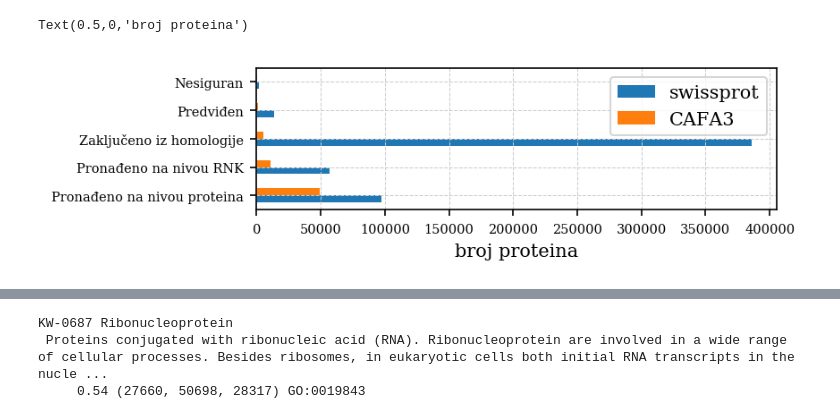
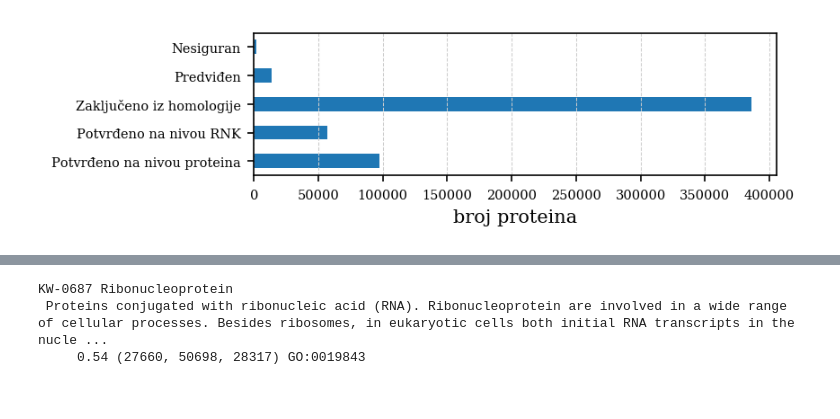
Before and after one commit to gvinterhalter/MASTER2, a Jupyter notebook: analiza_swissprot.ipynb, the cells around one changed output, grey strips where cells are left out. Drawn from its saved outputs; the diff is of its cells as text; code cells hidden in the pictures.

```diff
--- a/analiza_swissprot.ipynb
+++ b/analiza_swissprot.ipynb
@@ -21,14 +37,21 @@ ax = prot_count.query(""" n_org>1000 or n_cafa>50  """).plot(kind='barh', figsiz
 # %%
 pe_count = sql("""
-select org.pe, n_org, n_cafa from
+select org.pe, n_org as swissprot, n_cafa as CAFA3 from
 (select pe, count(*) n_org from swissprot group by pe) as org left join
 (select pe, count(*) n_cafa from cafa_swissprot group by pe) as cafa
   on org.pe=cafa.pe
---order by n_org
 """)
 
-pe =  [tuple(x) for x in (pe_count.iloc[4], pe_count.iloc[2], pe_count.iloc[3], pe_count.iloc[0], pe_count.iloc[1]) ]
-labels = ['Pronađeno na nivou proteina','Pronađeno na nivou RNK','Zaključeno iz homologije','Predviđen','Nesiguran' ]
-pe_df = pd.DataFrame(list(zip(labels, pe_org, pe_cafa)), columns=["pe", 'swissprot', 'CAFA3']).set_index('pe')
-pe_df
+pe2number = {
+    "Uncertain": 0,
+    "Predicted": 1,
+    "Inferred from homology": 2,
+    "Evidence at transcript level": 3,
+    "Evidence at protein level": 4,
+}
+
+pe_count['order'] = [pe2number[x] for x in pe_count.index]
+pe_count.sort_values('order', inplace=True, ascending=False)
+pe_count['label'] = ['Potvrđeno na nivou proteina','Potvrđeno na nivou RNK','Zaključeno iz homologije','Predviđen','Nesiguran' ]
+pe_count
 # %% [output]
@@ -41,0 +65,7 @@ pe_df
+# %%
+ax = pe_count.set_index('label')[pe_count.columns[:-2]]\
+              .plot.barh(figsize=(5, 1.4))
+ax.set_ylabel("")
+ax.set_xlabel("broj proteina" )
+ax.grid(which='major', axis='y')
+plt.savefig('plots/cafa3_pe.pdf', dpi=300, bbox_inches='tight')
@@ -42,10 +74,12 @@ pe_df
 # %%
-ax = pe_df.plot.barh(figsize=(5, 1.4))
+ax = pe_count.set_index('label')['swissprot']\
+              .plot.barh(figsize=(5, 1.4))
 ax.set_ylabel("")
-ax.set_xlabel("broj proteina", )
+ax.set_xlabel("broj proteina" )
+ax.grid(which='major', axis='y')
+plt.savefig('plots/PE.pdf', dpi=300, bbox_inches='tight')
 # %% [output]
-Text(0.5,0,'broj proteina')
-[figure, old version]
+[figure, new version]
 # %%
 df = pd.read_csv("db/mapping_swissprot.csv")
 # %%
```
Also changed, not shown: parts of 6 cells of this notebook, 55 other files.
